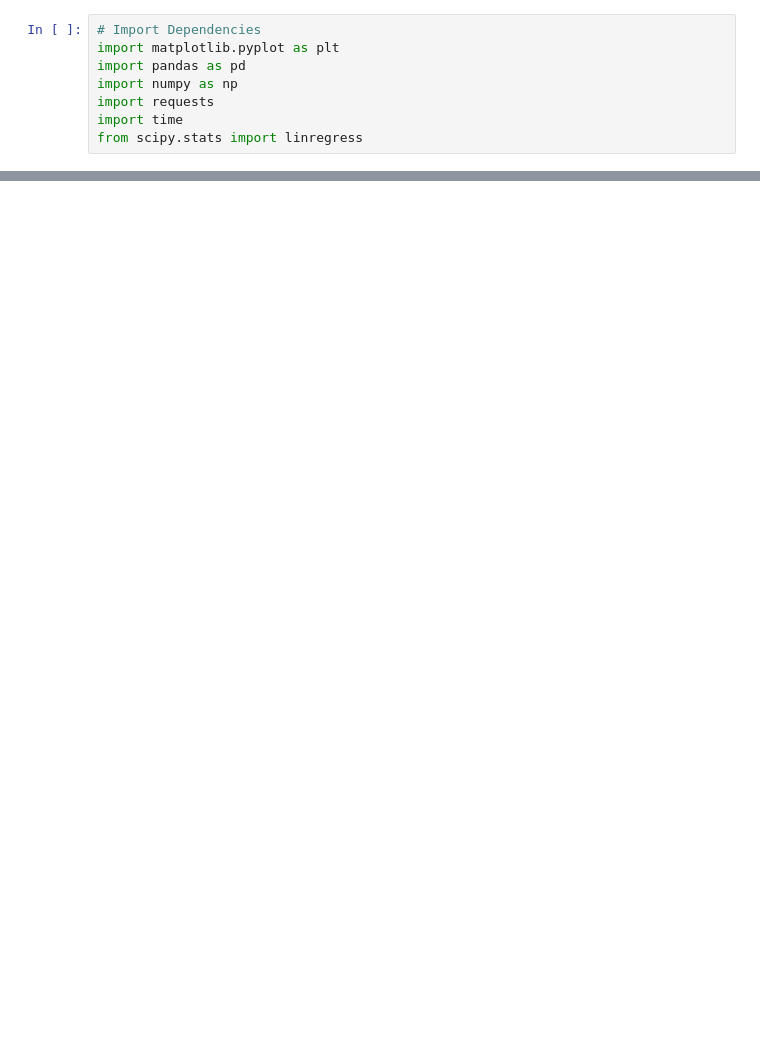
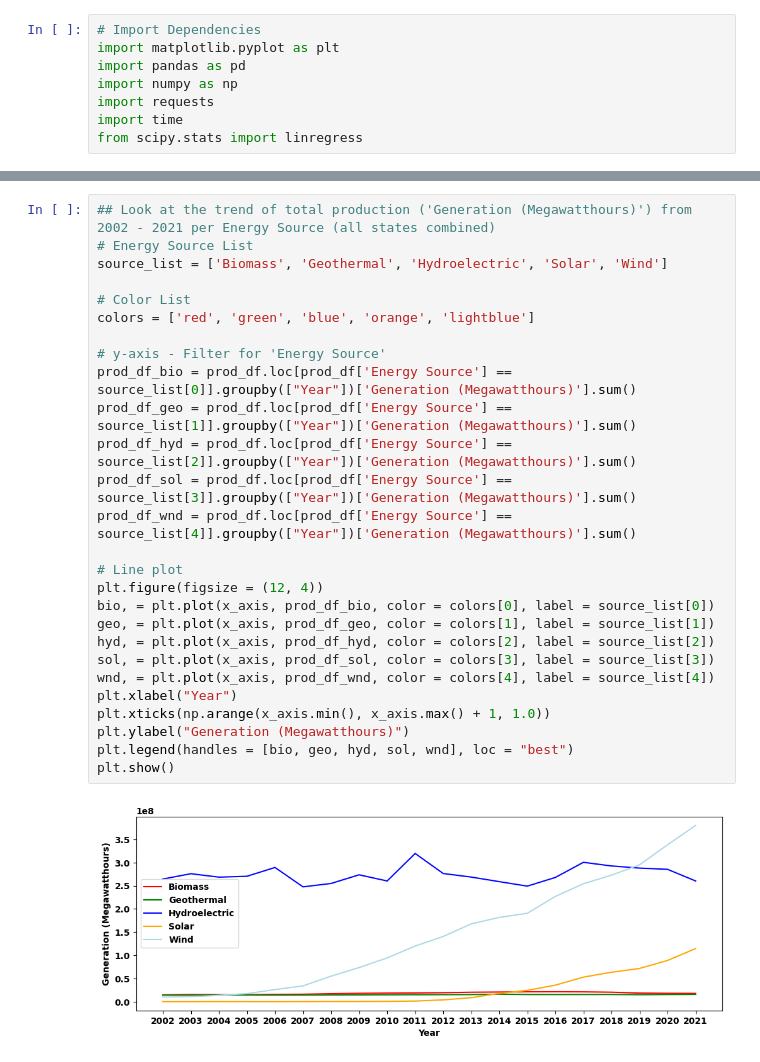
Before and after one commit to jrangel100/Project1, a Jupyter notebook: nrg_project.ipynb, the cells around one changed output, grey strips where cells are left out. Drawn from its saved outputs; the diff is of its cells as text; blank space fills up the shorter version.

```diff
--- a/nrg_project.ipynb
+++ b/nrg_project.ipynb
@@ -79,0 +104,29 @@ inv_df.head()
+# %%
+## Look at the trend of total production ('Generation (Megawatthours)') from 2002 - 2021 per Energy Source (all states combined)
+# Energy Source List
+source_list = ['Biomass', 'Geothermal', 'Hydroelectric', 'Solar', 'Wind']
+
+# Color List
+colors = ['red', 'green', 'blue', 'orange', 'lightblue']
+
+# y-axis - Filter for 'Energy Source'
+prod_df_bio = prod_df.loc[prod_df['Energy Source'] == source_list[0]].groupby(["Year"])['Generation (Megawatthours)'].sum()
+prod_df_geo = prod_df.loc[prod_df['Energy Source'] == source_list[1]].groupby(["Year"])['Generation (Megawatthours)'].sum()
+prod_df_hyd = prod_df.loc[prod_df['Energy Source'] == source_list[2]].groupby(["Year"])['Generation (Megawatthours)'].sum()
+prod_df_sol = prod_df.loc[prod_df['Energy Source'] == source_list[3]].groupby(["Year"])['Generation (Megawatthours)'].sum()
+prod_df_wnd = prod_df.loc[prod_df['Energy Source'] == source_list[4]].groupby(["Year"])['Generation (Megawatthours)'].sum()
+
+# Line plot
+plt.figure(figsize = (12, 4))
+bio, = plt.plot(x_axis, prod_df_bio, color = colors[0], label = source_list[0])
+geo, = plt.plot(x_axis, prod_df_geo, color = colors[1], label = source_list[1])
+hyd, = plt.plot(x_axis, prod_df_hyd, color = colors[2], label = source_list[2])
+sol, = plt.plot(x_axis, prod_df_sol, color = colors[3], label = source_list[3])
+wnd, = plt.plot(x_axis, prod_df_wnd, color = colors[4], label = source_list[4])
+plt.xlabel("Year")
+plt.xticks(np.arange(x_axis.min(), x_axis.max() + 1, 1.0))
+plt.ylabel("Generation (Megawatthours)")
+plt.legend(handles = [bio, geo, hyd, sol, wnd], loc = "best")
+plt.show()
+# %% [output]
+[figure, added]
```
Also changed, not shown: parts of 9 cells of this notebook, 1 other file.
